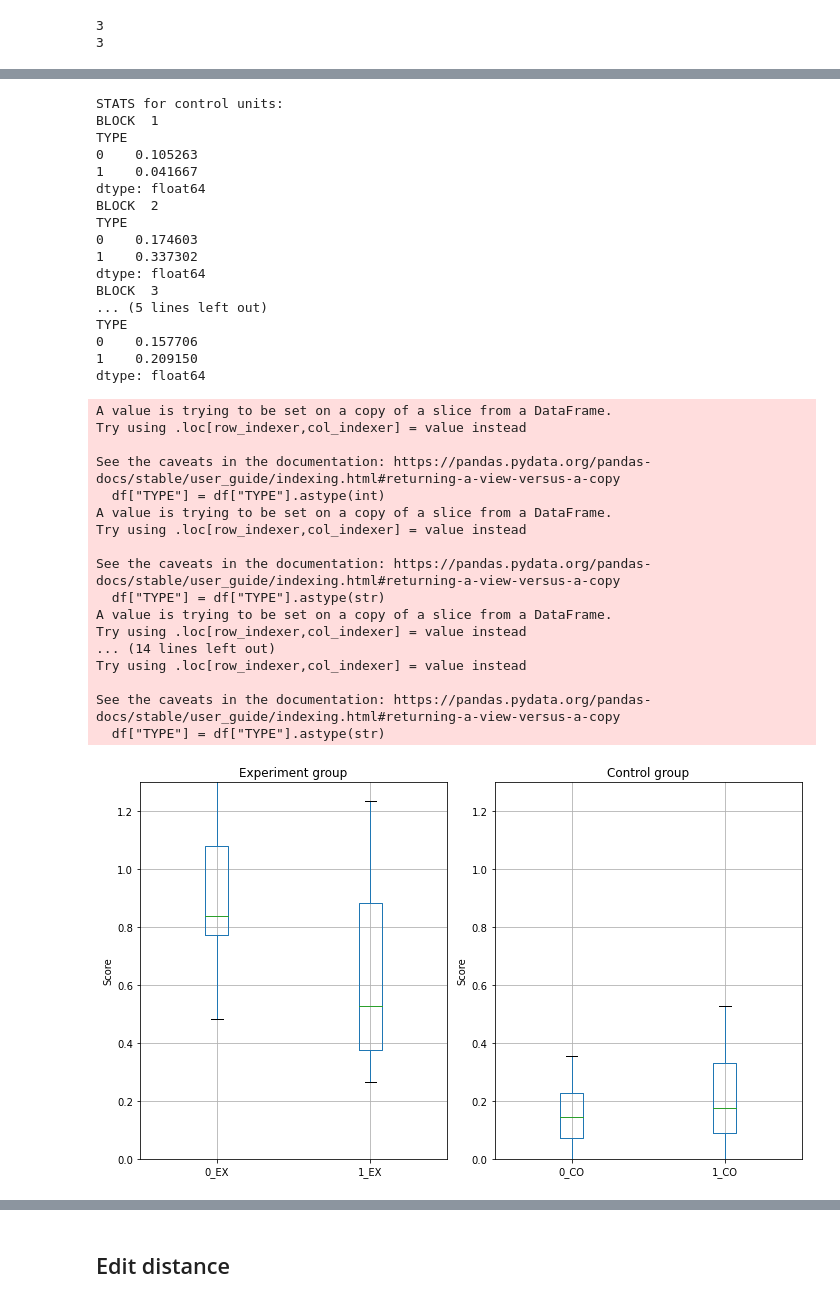
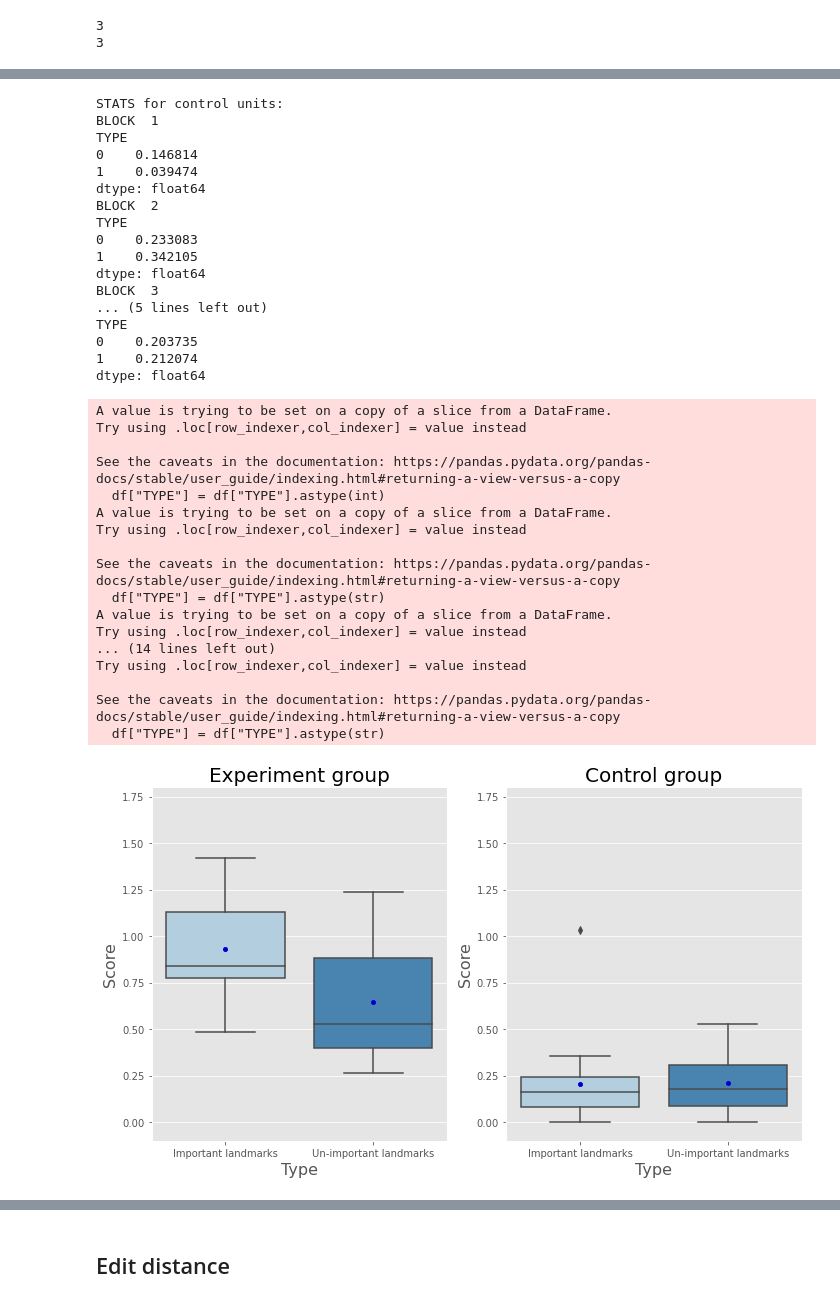
Before and after one commit to hinczhang/GraduteThesis_Master, a Jupyter notebook: EXP_DATA/group_diff.ipynb, the cells around one changed output, grey strips where cells are left out. Drawn from its saved outputs; the diff is of its cells as text; code cells hidden in the pictures.

```diff
--- a/EXP_DATA/group_diff.ipynb
+++ b/EXP_DATA/group_diff.ipynb
@@ -498,13 +498,13 @@ for idx, df in enumerate(dataframes_ex):
     grouped = df.groupby("TYPE")
 
     # 提取列名为 "1~12" 的列
-    columns_to_average = [str(i) for i in range(1, 19)]
+    columns_to_average = [str(i) for i in range(1, 20)]
 
     # 计算每个分组中 "1~12" 列的平均值
     averages = grouped[columns_to_average].mean().mean(axis=1)
     print("BLOCK ", idx + 1)
     print(averages)
-columns_to_average = [str(i) for i in range(1, 19)]
+columns_to_average = [str(i) for i in range(1, 20)]
 merged_df_ex = pd.concat(dataframes_ex, ignore_index=True)
 grouped_ex = merged_df_ex.groupby("TYPE")
 avg_frame_ex = grouped_ex[columns_to_average].mean()
@@ -537,12 +537,12 @@ for idx, df in enumerate(dataframes_co):
     df["TYPE"] = df["TYPE"].astype(str)
     grouped = df.groupby("TYPE")
     # 提取列名为 "1~12" 的列
-    columns_to_average = [str(i) for i in range(1, 19)]
+    columns_to_average = [str(i) for i in range(1, 20)]
     print("BLOCK ", idx + 1)
     # 计算每个分组中 "1~12" 列的平均值
     averages = grouped[columns_to_average].mean().mean(axis=1)
     print(averages)
-columns_to_average = [str(i) for i in range(1, 19)]
+columns_to_average = [str(i) for i in range(1, 20)]
 merged_df_co = pd.concat(dataframes_co, ignore_index=True)
 grouped_co = merged_df_co.groupby("TYPE")
 avg_frame_co = grouped_co[columns_to_average].mean()
@@ -553,19 +553,19 @@ print(avg_co)
 STATS for control units:
 BLOCK  1
 TYPE
-0    0.105263
-1    0.041667
+0    0.146814
+1    0.039474
 dtype: float64
 BLOCK  2
 TYPE
-0    0.174603
-1    0.337302
+0    0.233083
+1    0.342105
 dtype: float64
 BLOCK  3
 ... (5 lines left out)
 TYPE
-0    0.157706
-1    0.209150
+0    0.203735
+1    0.212074
 dtype: float64
 A value is trying to be set on a copy of a slice from a DataFrame.
 Try using .loc[row_indexer,col_indexer] = value instead
@@ -587,30 +587,42 @@ See the caveats in the documentation: https://pandas.pydata.org/pandas-docs/stab
 # %%
 avg_frame_ex.index = avg_frame_ex.index.map(lambda x: str(int(x)) + "_EX")
 avg_frame_co.index = avg_frame_co.index.map(lambda x: str(int(x)) + "_CO")
 avg_frame_ex = avg_frame_ex.T
 avg_frame_co = avg_frame_co.T
 
 # 绘制箱线图
 plt.figure(figsize=(10, 6))
 
 # 绘制 frame1 的箱线图
 plt.subplot(1, 2, 1)
-avg_frame_ex.boxplot()
-plt.ylim(0, 1.3)
-plt.title("Experiment group")
-plt.ylabel("Score")
+meanprops = dict(marker='o', markerfacecolor='blue', markersize=4)
+
+# avg_frame_ex_.boxplot(meanprops = meanprops, medianprops = {'lw': 2, 'ls': '-'})
+meanprops = dict(marker='o', markersize=4, markeredgecolor='blue', markerfacecolor='darkblue')
+sns.boxplot(data = avg_frame_ex, palette="Blues", meanprops = meanprops, showmeans=True)
+
+plt.ylim(-0.1, 1.8)
+plt.title("Experiment group", fontsize=20)
+plt.ylabel("Score", fontsize=16)
+plt.xlabel("Type", fontsize=16)
+new_labels = ["Important landmarks", "Un-important landmarks"]
+plt.xticks(range(len(new_labels)), new_labels)
 # 绘制 frame2 的箱线图
 plt.subplot(1, 2, 2)
-avg_frame_co.boxplot()
-plt.ylim(0, 1.3)
-plt.title("Control group")
-plt.ylabel("Score")
+#avg_frame_co_.boxplot()
+sns.boxplot(data = avg_frame_co, palette="Blues", meanprops = meanprops, showmeans=True)
+plt.ylim(-0.1, 1.8)
+plt.title("Control group",  fontsize=20)
+plt.ylabel("Score", fontsize=16)
+plt.xlabel("Type", fontsize=16)
+new_labels = ["Important landmarks", "Un-important landmarks"]
+plt.xticks(range(len(new_labels)), new_labels)
 plt.tight_layout()
 plt.savefig("diffbox_socre.png")
 
 plt.show()
 # %% [output]
-[figure, old version]
+[figure, new version]
 # %%
 diff_analysis(avg_frame_ex["0_EX"].tolist(), avg_frame_ex["1_EX"].tolist())
 diff_analysis(avg_frame_co["0_CO"].tolist(), avg_frame_co["1_CO"].tolist())
```
Also changed, not shown: parts of 38 cells of this notebook, 30 other files.
